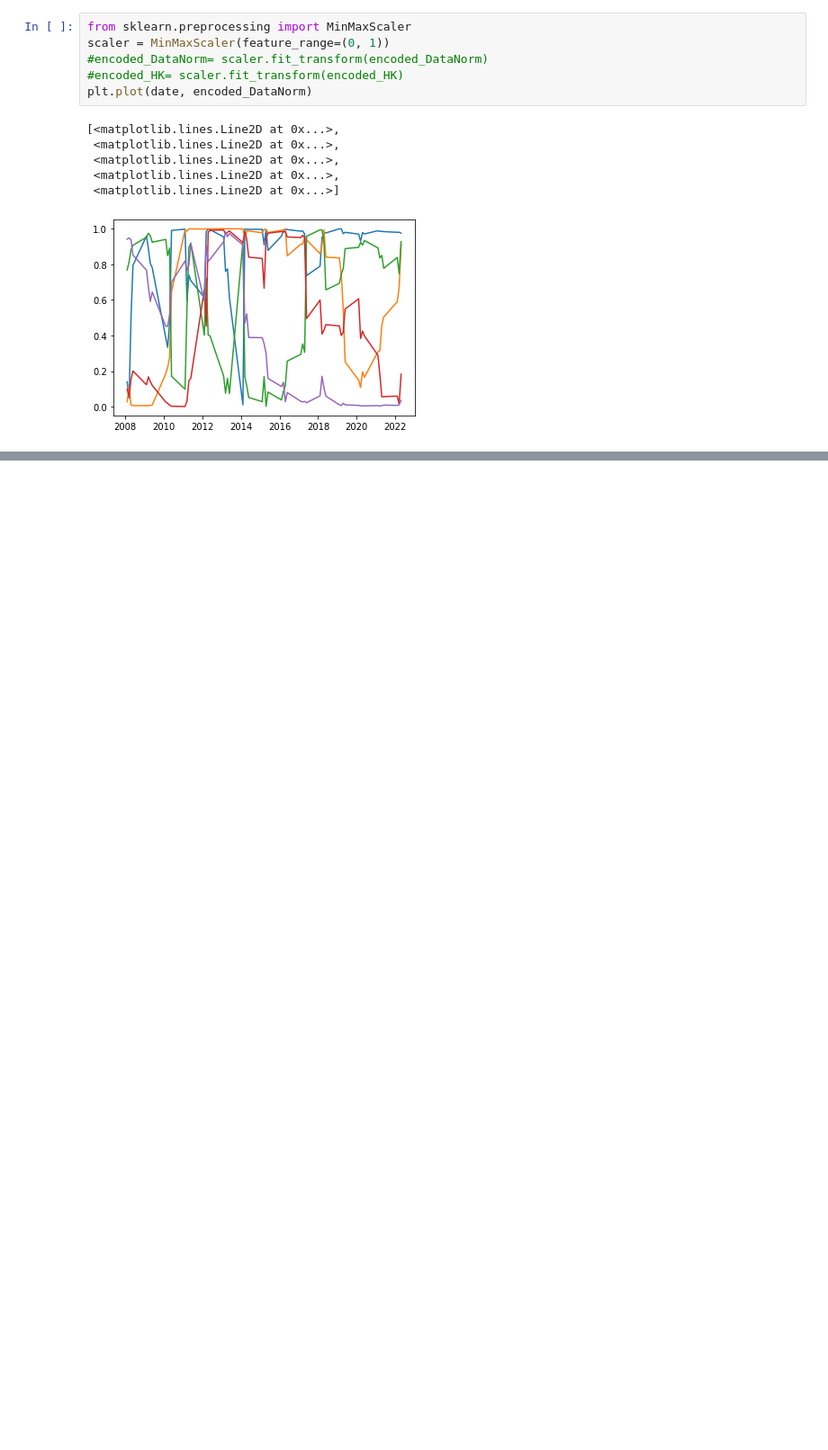
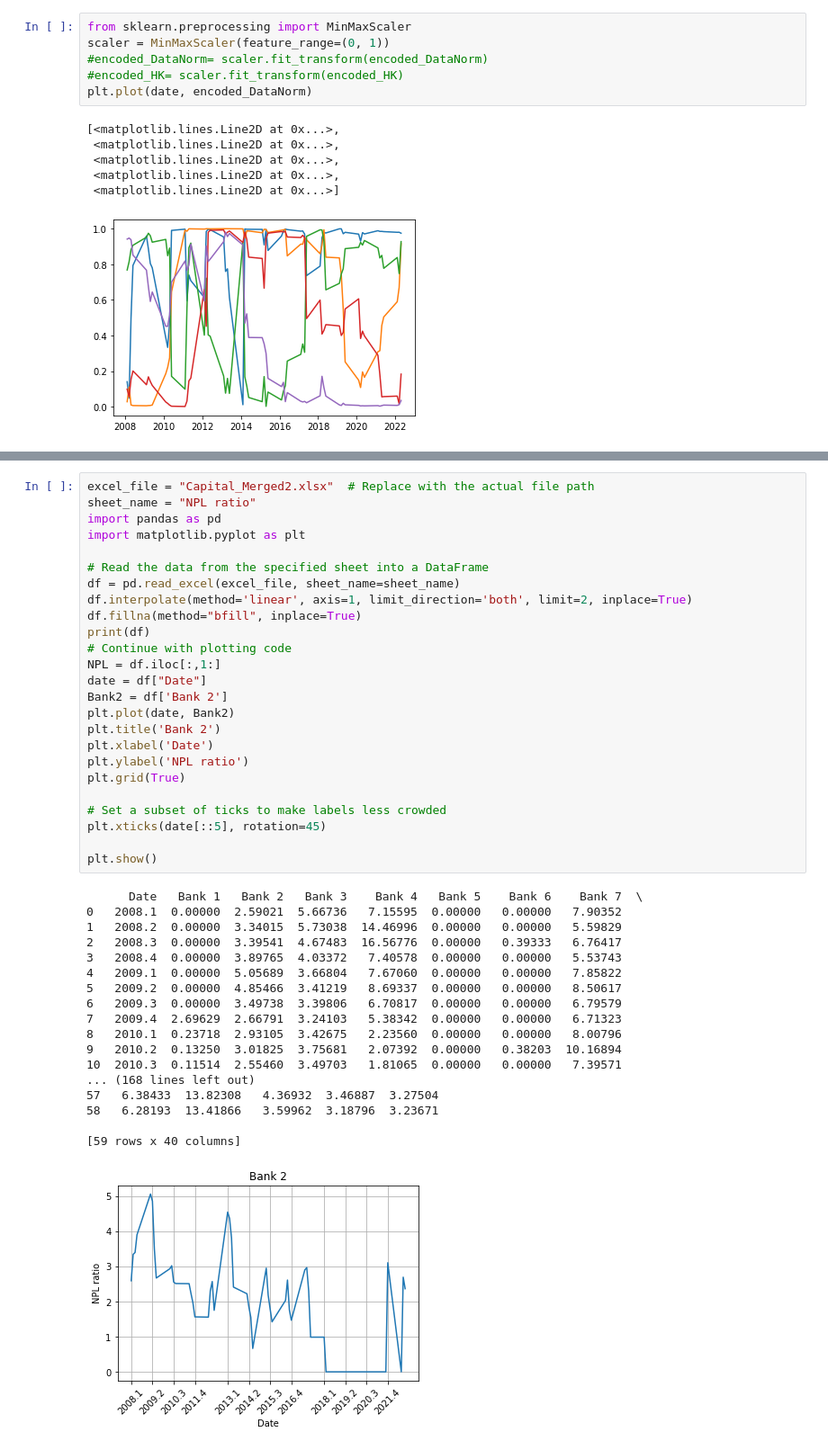
Before and after one commit to McNelis-CMML/ML_2023-BSP, a Jupyter notebook: Banking2.ipynb, the cells around one changed output, grey strips where cells are left out. Shown at 90% size. Saved outputs shown, nothing was run; the diff lists cells and outputs as text; blank space fills up the shorter version.

```diff
--- a/Banking2.ipynb
+++ b/Banking2.ipynb
@@ -268,0 +295,44 @@ plt.plot(date, encoded_DataNorm)
+# %%
+excel_file = "Capital_Merged2.xlsx"  # Replace with the actual file path
+sheet_name = "NPL ratio"
+import pandas as pd
+import matplotlib.pyplot as plt
+
+# Read the data from the specified sheet into a DataFrame
+df = pd.read_excel(excel_file, sheet_name=sheet_name)
+df.interpolate(method='linear', axis=1, limit_direction='both', limit=2, inplace=True)
+df.fillna(method="bfill", inplace=True)
+print(df)
+# Continue with plotting code
+NPL = df.iloc[:,1:]
+date = df["Date"]
+Bank2 = df['Bank 2']
+plt.plot(date, Bank2)
+plt.title('Bank 2')
+plt.xlabel('Date')
+plt.ylabel('NPL ratio')
+plt.grid(True)
+
+# Set a subset of ticks to make labels less crowded
+plt.xticks(date[::5], rotation=45)
+
+plt.show()
+# %% [output]
+      Date   Bank 1   Bank 2   Bank 3    Bank 4   Bank 5    Bank 6    Bank 7  \
+0   2008.1  0.00000  2.59021  5.66736   7.15595  0.00000   0.00000   7.90352
+1   2008.2  0.00000  3.34015  5.73038  14.46996  0.00000   0.00000   5.59829
+2   2008.3  0.00000  3.39541  4.67483  16.56776  0.00000   0.39333   6.76417
+3   2008.4  0.00000  3.89765  4.03372   7.40578  0.00000   0.00000   5.53743
+4   2009.1  0.00000  5.05689  3.66804   7.67060  0.00000   0.00000   7.85822
+5   2009.2  0.00000  4.85466  3.41219   8.69337  0.00000   0.00000   8.50617
+6   2009.3  0.00000  3.49738  3.39806   6.70817  0.00000   0.00000   6.79579
+7   2009.4  2.69629  2.66791  3.24103   5.38342  0.00000   0.00000   6.71323
+8   2010.1  0.23718  2.93105  3.42675   2.23560  0.00000   0.00000   8.00796
+9   2010.2  0.13250  3.01825  3.75681   2.07392  0.00000   0.38203  10.16894
+10  2010.3  0.11514  2.55460  3.49703   1.81065  0.00000   0.00000   7.39571
+... (168 lines left out)
+57   6.38433  13.82308   4.36932  3.46887  3.27504
+58   6.28193  13.41866   3.59962  3.18796  3.23671
+
+[59 rows x 40 columns]
+[figure, added]
```
Also changed, not shown: parts of 18 cells of this notebook, 1 other file.
